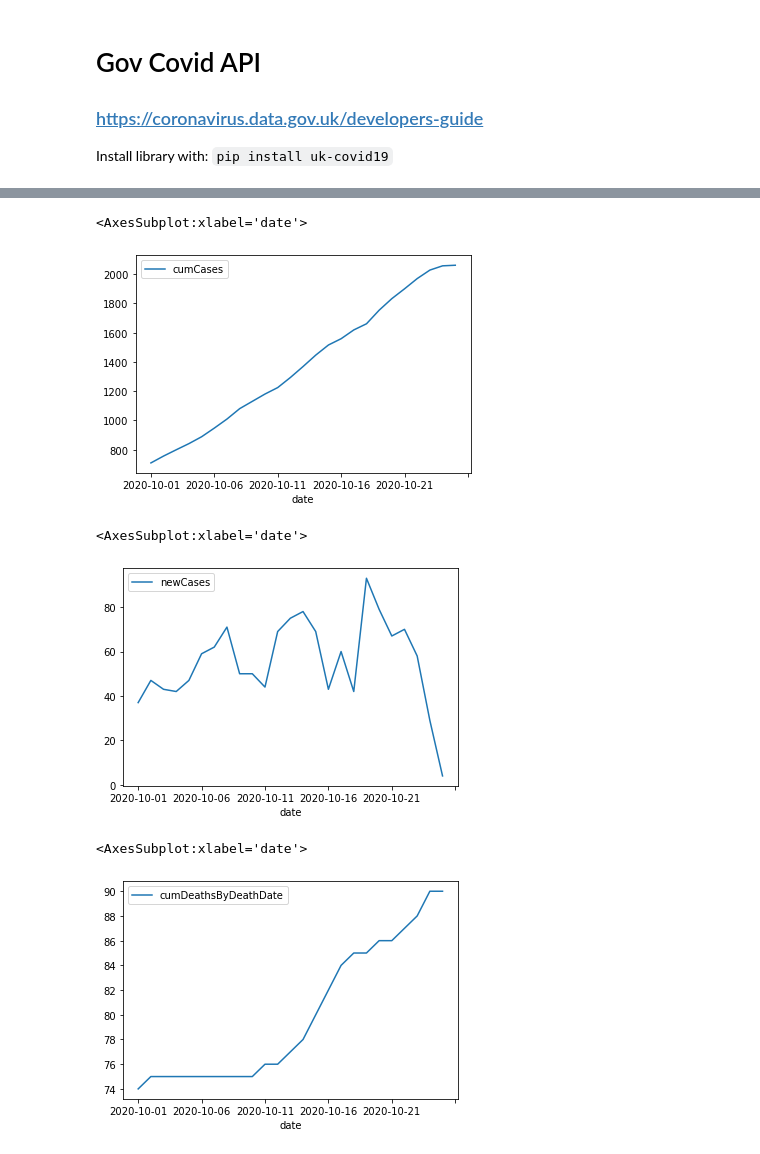
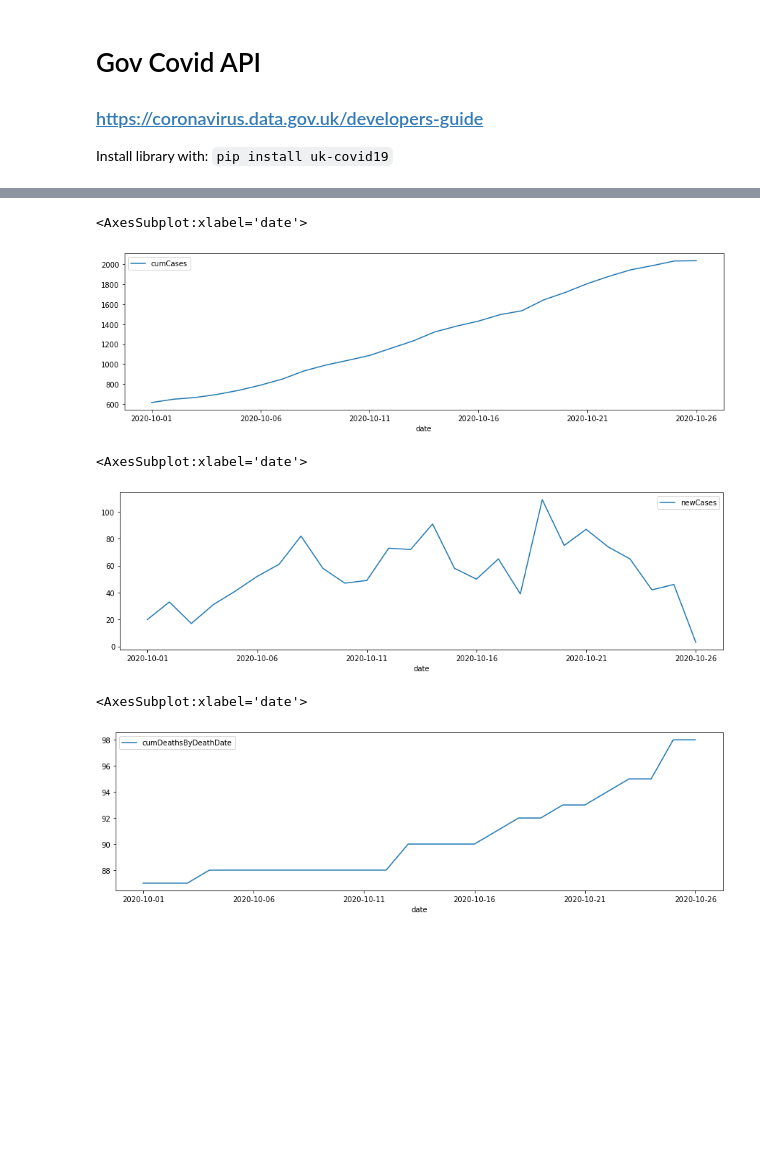
Before and after one commit to bcdobbs/Covid19, a Jupyter notebook: RushcliffeCV19Data.ipynb, the cells around one changed output, grey strips where cells are left out. Cells and saved outputs as stored; diff of their text form; code cells hidden in the pictures; blank space fills up the shorter version.

Commit message:
Added figsize to make graphs look nicer.

```diff
--- a/RushcliffeCV19Data.ipynb
+++ b/RushcliffeCV19Data.ipynb
@@ -7,7 +7,7 @@ Install library with: `pip install uk-covid19`
 import uk_covid19 as cv
 import pandas as pd
 # %%
-filters = ["areaType=ltla", "areaName=Rushcliffe"]
+filters = ["areaType=ltla", "areaName=Gedling"]
 dataStructure = {
     "date": "date",
     "name": "areaName",
@@ -47,15 +58,15 @@ df.head()
 # %%
-df.plot(x="date", y="cumCases", kind="line")
+df.plot(figsize=(15,4), x="date", y="cumCases", kind="line")
 # %% [output]
 <AxesSubplot:xlabel='date'>
-[figure, old version]
+[figure, new version]
 # %%
-df.plot(x="date", y="newCases", kind="line")
+df.plot(figsize=(15,4), x="date", y="newCases", kind="line")
 # %% [output]
 <AxesSubplot:xlabel='date'>
-[figure, old version]
+[figure, new version]
 # %%
-df.plot(x="date", y="cumDeathsByDeathDate", kind="line")
+df.plot(figsize=(15,4), x="date", y="cumDeathsByDeathDate", kind="line")
 # %% [output]
 <AxesSubplot:xlabel='date'>
-[figure, old version]
+[figure, new version]
```
Also changed, not shown: parts of 2 cells of this notebook.
